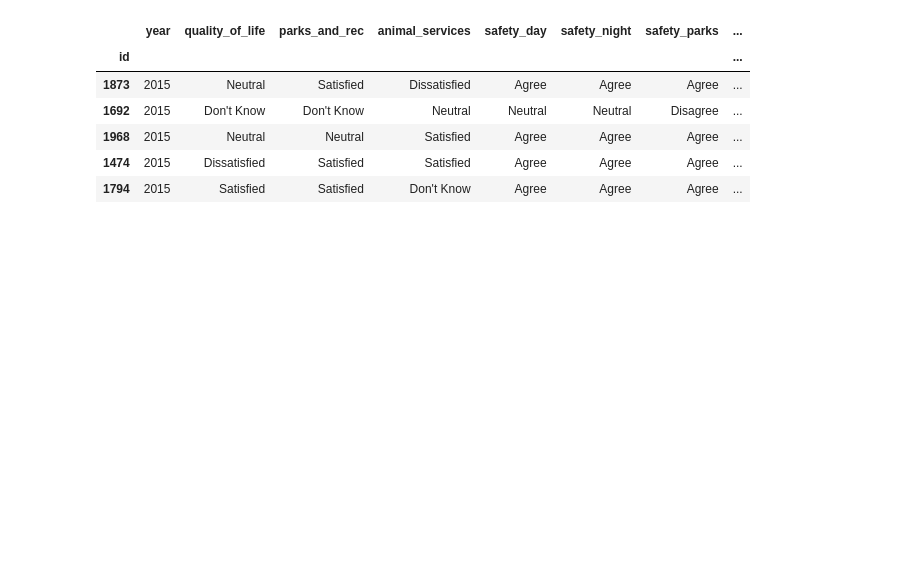
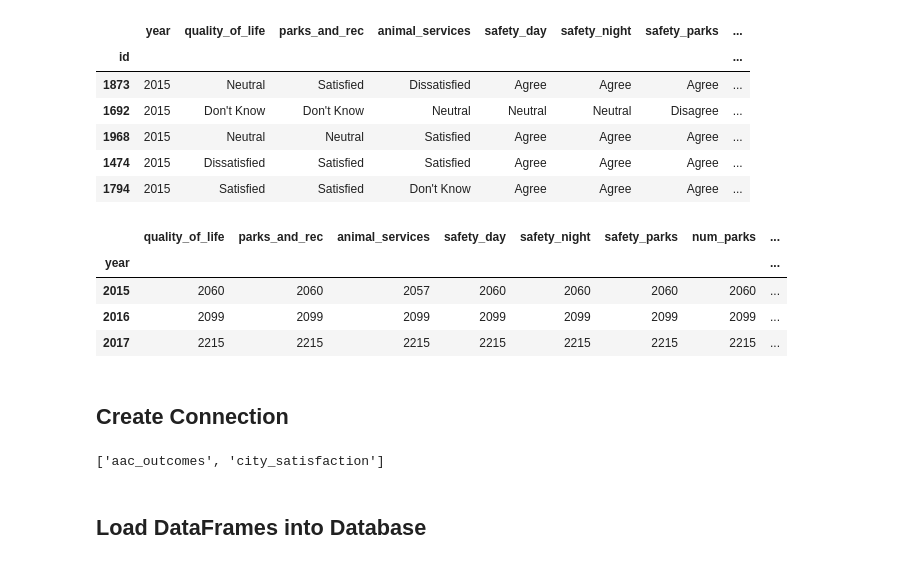
Before and after one commit to Kerrykova/ETLProject, a Jupyter notebook: ETL_Project.ipynb, the cells around one changed output. Saved outputs shown, nothing was run; the diff lists cells and outputs as text; code cells hidden in the pictures; blank space fills up the shorter version.

```diff
--- a/ETL_Project.ipynb
+++ b/ETL_Project.ipynb
@@ -56,3 +133,13 @@ new_city_satisfaction_df.head()
 | 1968 | 2015 | Neutral | Neutral | Satisfied | Agree | Agree | Agree | ... |
 | 1474 | 2015 | Dissatisfied | Satisfied | Satisfied | Agree | Agree | Agree | ... |
 | 1794 | 2015 | Satisfied | Satisfied | Don't Know | Agree | Agree | Agree | ... |
+# %%
+new_city_satisfaction_df.groupby(['year']).count()
+# %% [output]
+|  | quality_of_life | parks_and_rec | animal_services | safety_day | safety_night | safety_parks | num_parks | ... |
+| year |  |  |  |  |  |  |  | ... |
+| 2015 | 2060 | 2060 | 2057 | 2060 | 2060 | 2060 | 2060 | ... |
+| 2016 | 2099 | 2099 | 2099 | 2099 | 2099 | 2099 | 2099 | ... |
+| 2017 | 2215 | 2215 | 2215 | 2215 | 2215 | 2215 | 2215 | ... |
+# %% [markdown]
+## Create Connection
@@ -58,0 +149,7 @@ new_city_satisfaction_df.head()
+# %%
+# Confirm tables
+engine.table_names()
+# %% [output]
+['aac_outcomes', 'city_satisfaction']
+# %% [markdown]
+## Load DataFrames into Database
```
Also changed, not shown: parts of 15 cells of this notebook, 1 other file.
